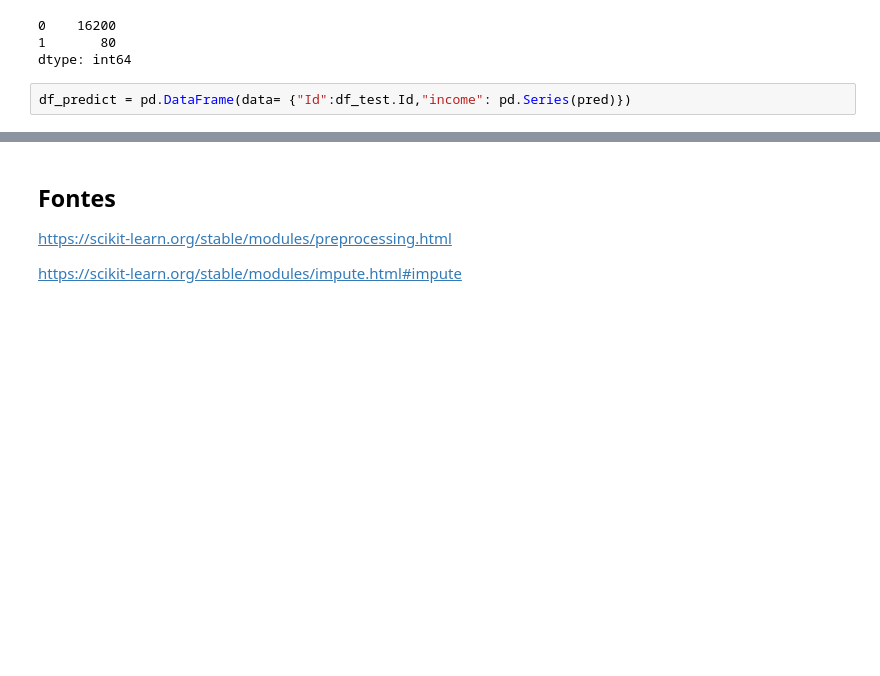
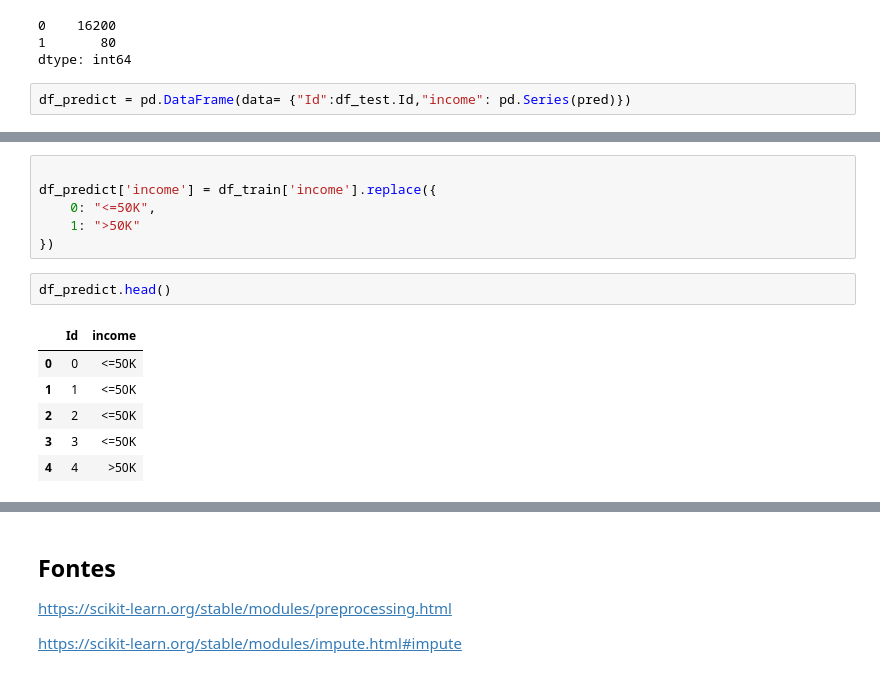
Before and after one commit to SalisEduardo/PMR3508, a Jupyter notebook: Adults Dataset/resolução.ipynb, the cells around one changed output, grey strips where cells are left out. Cells and saved outputs as stored; diff of their text form; blank space fills up the shorter version.

```diff
--- a/Adults Dataset/resolução.ipynb
+++ b/Adults Dataset/resolução.ipynb
@@ -349 +358,16 @@ df_predict = pd.DataFrame(data= {"Id":df_test.Id,"income": pd.Series(pred)})
+# %%
+
+df_predict['income'] = df_train['income'].replace({
+    0: "<=50K",
+    1: ">50K"
+})
+# %%
+df_predict.head()
+# %% [output]
+|  | Id | income |
+| 0 | 0 | <=50K |
+| 1 | 1 | <=50K |
+| 2 | 2 | <=50K |
+| 3 | 3 | <=50K |
+| 4 | 4 | >50K |
 # %%
```
Also changed, not shown: parts of 5 cells of this notebook, 1 other file.
